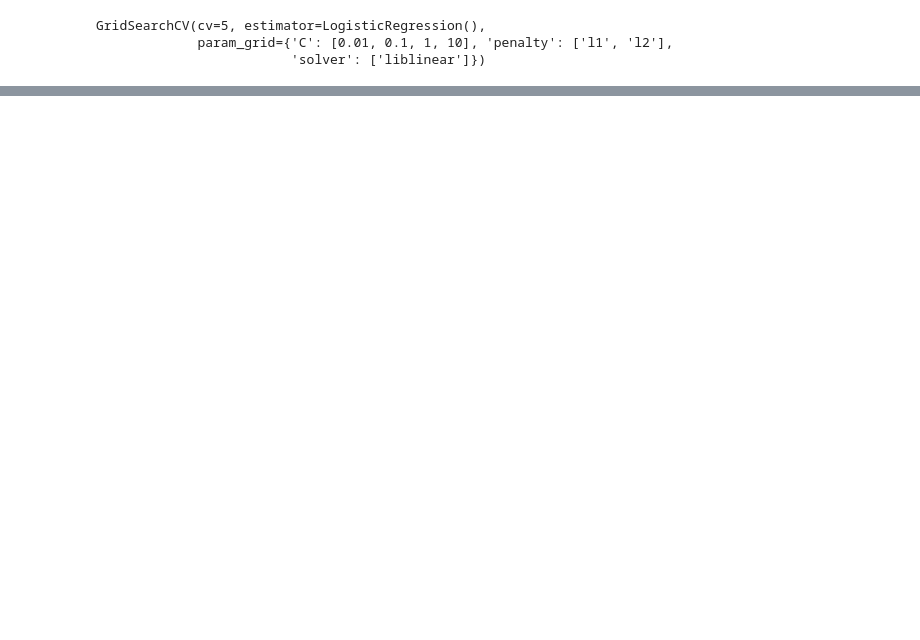
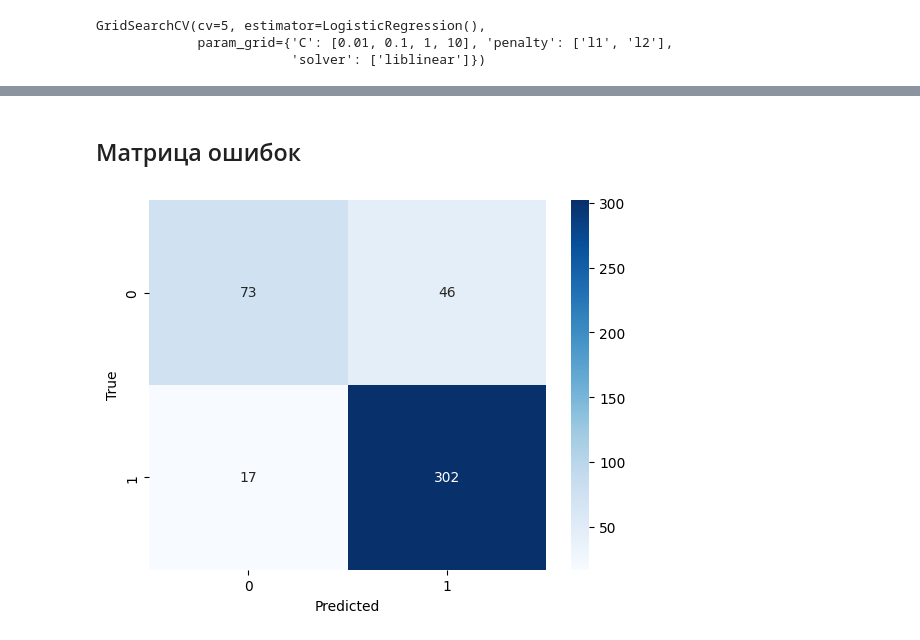
Before and after one commit to RuslanDulaev/Rainfall_prediction, a Jupyter notebook: rainfall.ipynb, the cells around one changed output, grey strips where cells are left out. Cells and saved outputs as stored; diff of their text form; code cells hidden in the pictures; blank space fills up the shorter version.

```diff
--- a/rainfall.ipynb
+++ b/rainfall.ipynb
@@ -258,12 +258,8 @@ third_model.score(X_test, y_test)
 # %%
 from xgboost import XGBClassifier
 # %%
-parametrs = {
-    'n_estimators': [100, 200, 300],
-    'learning_rate': [0.01, 0.1, 0.2],
-    'max_depth': [3, 5, 7]
-}
+parametrs = {'n_estimators': [100, 200, 300], 'learning_rate': [0.01, 0.1, 0.2], 'max_depth': [3, 5, 7]}
 # %%
-grid_search_cv_clf_4 = GridSearchCV(XGBClassifier(), parametrs, cv=3, scoring="accuracy")
+grid_search_cv_clf_4 = GridSearchCV(XGBClassifier(), parametrs, cv=5, scoring="accuracy")
 grid_search_cv_clf_4.fit(X_train, y_train)
 # %% [output]
@@ -285,5 +281,5 @@ GridSearchCV(cv=3,
                          'n_estimators': [100, 200, 300]},
              scoring='accuracy')
 # %%
-fourth_model = grid_search_cv_clf_4.best_estimator_
+best_model_4 = grid_search_cv_clf_4.best_estimator_
 # %%
@@ -296,0 +293,2 @@ fourth_model.score(X_test, y_test)
+# %%
+y_pred_4 = best_model_4.predict(X_test)
@@ -296,0 +310,2 @@ fourth_model.score(X_test, y_test)
+# %% [markdown]
+## Матрица ошибок
@@ -296,0 +314,8 @@ fourth_model.score(X_test, y_test)
+# %%
+cm = confusion_matrix(y_test, y_pred_4)
+sns.heatmap(cm, annot=True, fmt='d', cmap='Blues')
+plt.xlabel('Predicted')
+plt.ylabel('True')
+plt.show()
+# %% [output]
+[figure, added]
```
Also changed, not shown: parts of 73 cells of this notebook.
